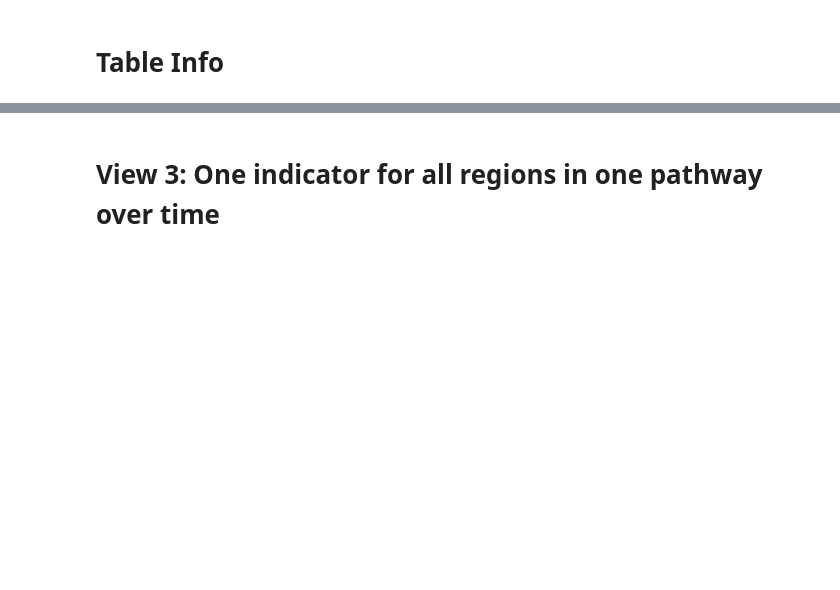
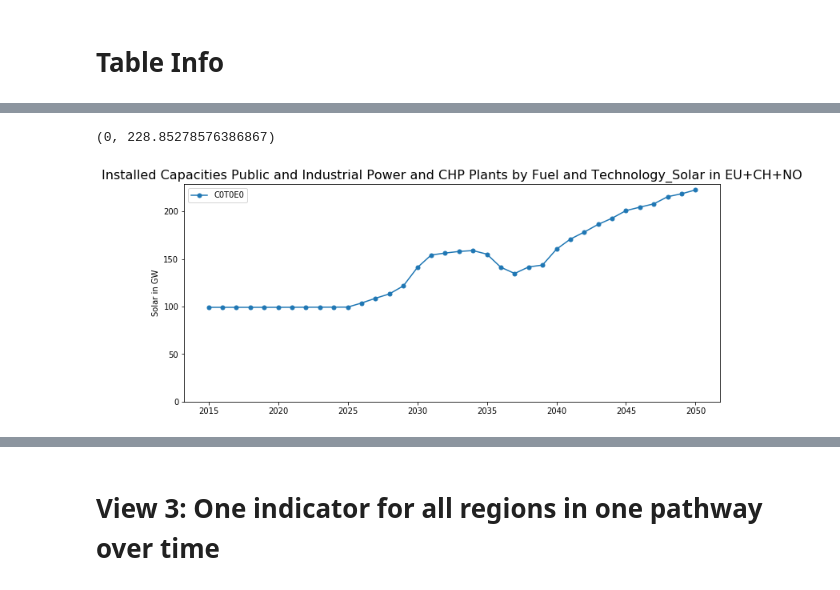
Before and after one commit to ReeemProject/reeem_db, a Jupyter notebook: database_views/reeem_jupyter/reeem_db_plot_OSeMBE.ipynb, the cells around one changed output, grey strips where cells are left out. Saved outputs shown, nothing was run; the diff lists cells and outputs as text; code cells hidden in the pictures; blank space fills up the shorter version.

```diff
--- a/database_views/reeem_jupyter/reeem_db_plot_OSeMBE.ipynb
+++ b/database_views/reeem_jupyter/reeem_db_plot_OSeMBE.ipynb
@@ -252,0 +419,14 @@ df_meta
+# %%
+# Database select (SQL)
+sql = text("""
+    SELECT  pathway, version, region, year, category, indicator, value, unit  -- column
+    FROM    {0}.{1}                               -- table
+    WHERE   category = 'Installed Capacities Public and Industrial Power and CHP Plants by Fuel and Technology_Solar'
+        AND indicator = 'Solar'
+        AND region = 'EU+CH+NO'                       -- filter 2
+        AND pathway = 'C0T0E0'                    -- filter 3
+        --AND framework = 'FrameworkV1'
+        AND version = 'DataV1'                  -- filter 4
+    ORDER BY pathway, version, year;              -- sorting """.format(schema, table_out))
+df_1 = pd.read_sql_query(sql, con)
+print(df_1)
@@ -252,0 +455,17 @@ df_meta
+# %%
+# Facts dict
+info_dict_1 = {}
+info_dict_1['Filename'] = ['{}_reeem_plot_1' .format(pd.to_datetime('today').strftime("%Y-%m-%d"))]
+info_dict_1['Category'] = df_1.loc[:,'category'].unique()
+info_dict_1['Indicator'] = df_1.loc[:,'indicator'].unique()
+info_dict_1['Unit'] = df_1.loc[:,'unit'].unique()
+info_dict_1['Pathway'] = df_1.loc[:,'pathway'].unique()
+info_dict_1['Year'] = df_1.loc[:,'year'].unique().tolist()
+info_dict_1['Region'] = df_1.loc[:,'region'].unique()
+info_dict_1['Y-Axis'] = ['{} in {}'.format(*info_dict_1['Indicator'], *info_dict_1['Unit'])]
+info_dict_1['Title'] = ['{} in {}'.format(*info_dict_1['Category'], *info_dict_1['Region'])]
+info_dict_1['Metadata'] = meta_out
+
+# Print facts
+for x in info_dict_1:
+    print(x,':',info_dict_1[x])
@@ -252,0 +495,15 @@ df_meta
+# %%
+# Plot for one indicator and one pathway
+fig = plt.figure(figsize=(12, 5))
+ax = plt.subplot()
+# plt.title(r'CO2-Emissions in EU28', fontsize=16)  # Manual title
+plt.title(*info_dict_1['Title'], fontsize=16)         # Title from info
+# plt.ylabel(r'CO2-Emissions in Mt')                # Manual label
+plt.ylabel(*info_dict_1['Y-Axis'])                    # Label from info
+plt.plot(df_1.loc[:,'year'], df_1.loc[:,'value'],
+         marker="o",  markersize=5)
+plt.legend(df_1.loc[:,'pathway'].unique())
+ax.set_ylim(ymin=0)
+# %% [output]
+(0, 228.85278576386867)
+[figure, added]
```
Also changed, not shown: parts of 58 cells of this notebook.
